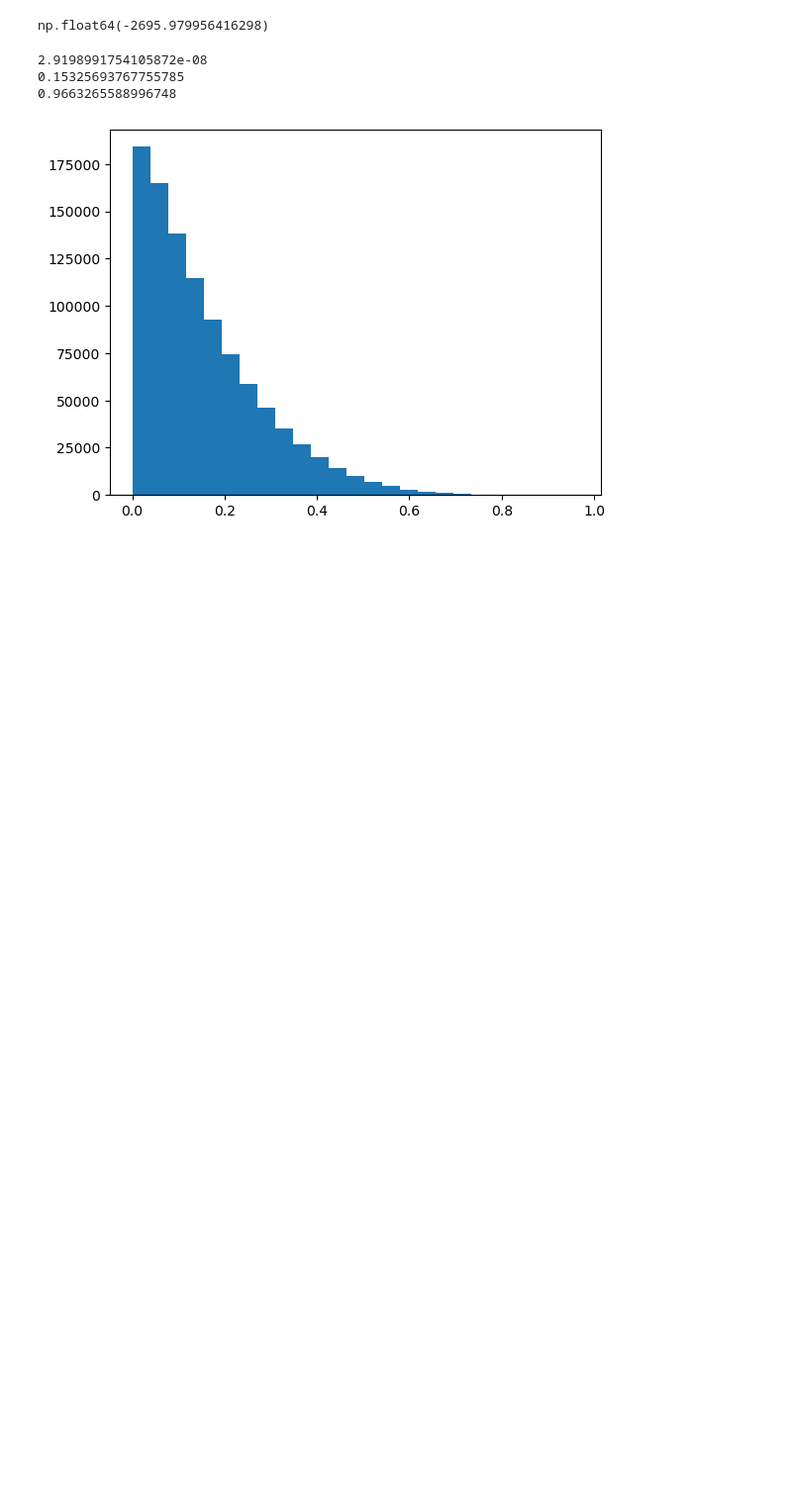
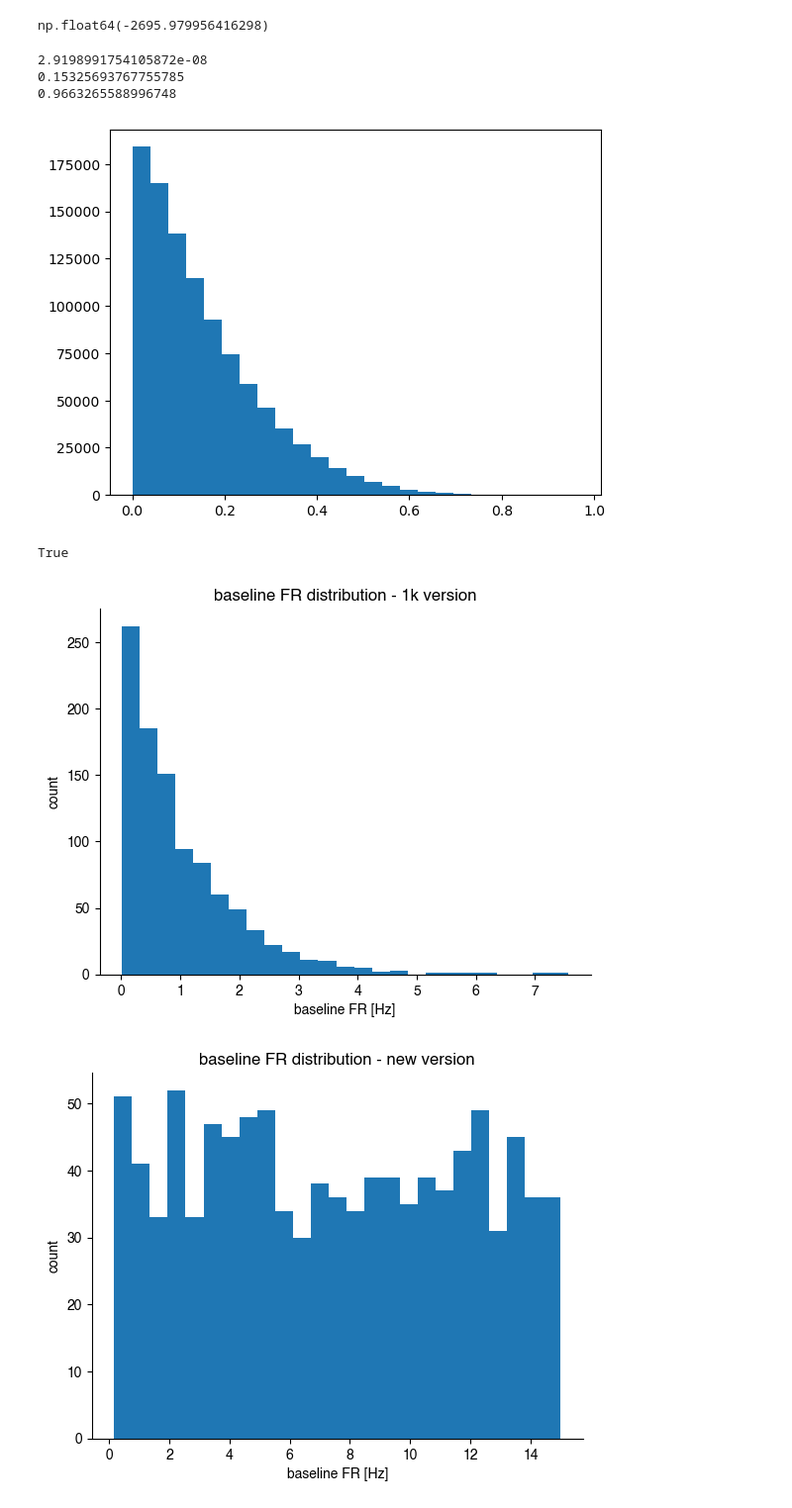
Before and after one commit to a-darcher/response_generator, a Jupyter notebook: dev_nbs/params.ipynb, the cells around one changed output. Shown at 99% size. Saved outputs shown, nothing was run; the diff lists cells and outputs as text; code cells hidden in the pictures; blank space fills up the shorter version.

```diff
--- a/dev_nbs/params.ipynb
+++ b/dev_nbs/params.ipynb
@@ -114,3 +118,36 @@ plt.show()
 0.15325693767755785
 0.9663265588996748
 [figure]
+# %%
+cfg_path = Path("/home/al/Documents/code/generate_responses/configs/main_dataset/[401,500]_response.yaml")
+
+cfg = SimulationConfig.from_yaml(cfg_path)
+
+def exp_dist(scale, threshold, rng=rng):
+    u = rng.uniform(size=1000)
+    return threshold - scale * np.log(u)
+
+def plot_dist(x, x_label, y_label, title, bins=25):
+    plt.hist(x, bins=bins)
+    plt.xlabel(x_label)
+    plt.ylabel(y_label)
+    plt.title(title)
+    sns.despine()
+    plt.show()
+# %%
+cfg.baseline_threshold and cfg.baseline_scale
+# %% [output]
+True
+# %%
+baseline_dist = exp_dist(cfg.scale, cfg.threshold)
+
+plot_dist(baseline_dist, "baseline FR [Hz]", "count", "baseline FR distribution - 1k version")
+
+low = 0.1
+high = 15
+baseline_dist = rng.uniform(low=low, high=high, size=1000)
+
+plot_dist(baseline_dist, "baseline FR [Hz]", "count", "baseline FR distribution - new version")
+# %% [output]
+[figure, added]
+[figure, added]
```
Also changed, not shown: parts of 2 cells of this notebook, 33 other files.
